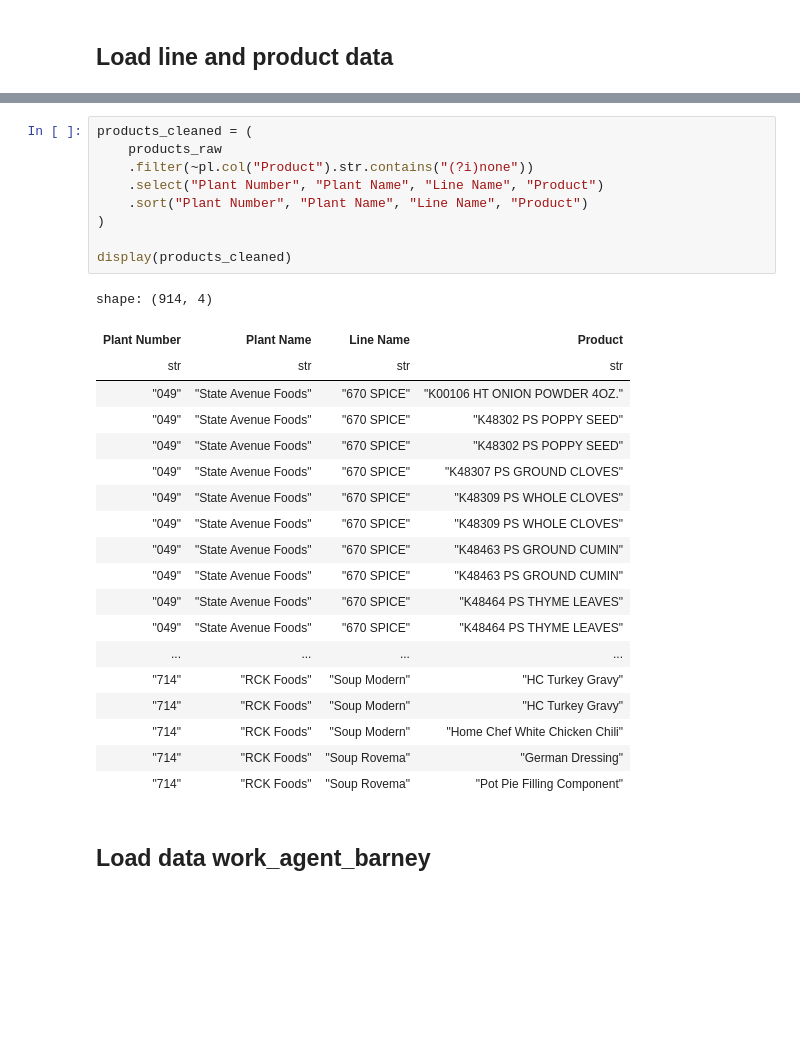
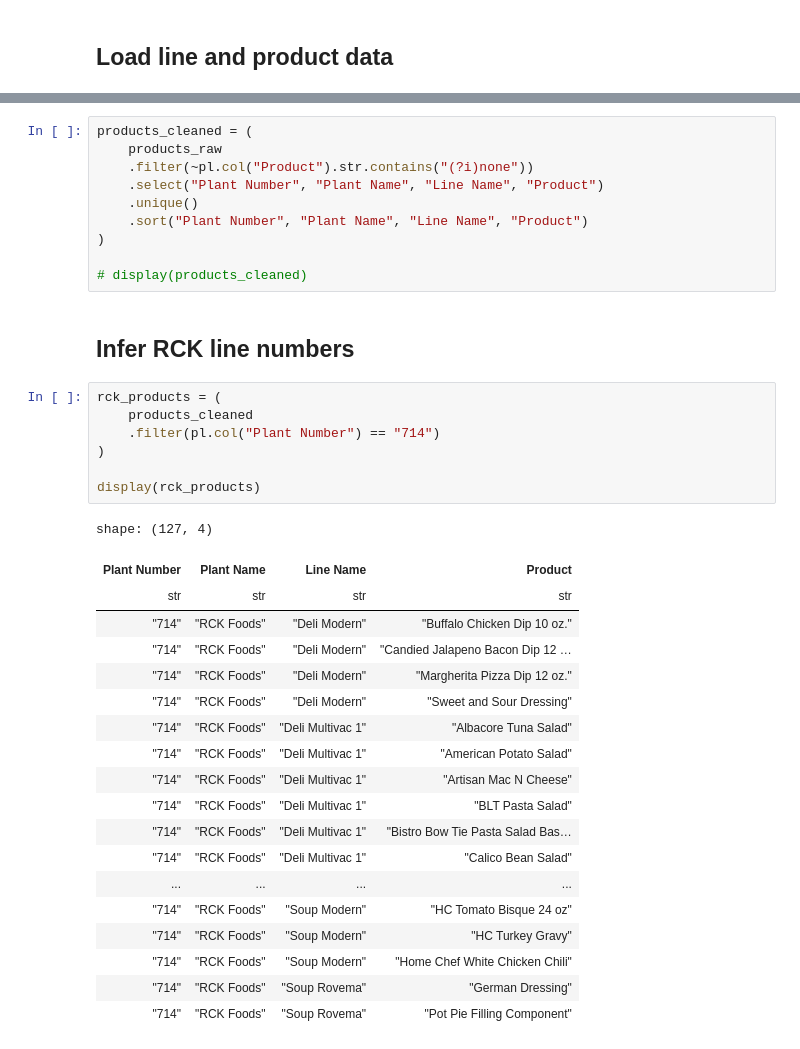
Before and after one commit to 8451LLC/labs-mfg-capabilities, a Jupyter notebook: nbs/prepare_data/join_with_formulations.ipynb, the cells around one changed output, grey strips where cells are left out. Drawn from its saved outputs; the diff is of its cells as text; blank space fills up the shorter version.

```diff
--- a/nbs/prepare_data/join_with_formulations.ipynb
+++ b/nbs/prepare_data/join_with_formulations.ipynb
@@ -55,29 +43,37 @@ products_cleaned = (
     products_raw
     .filter(~pl.col("Product").str.contains("(?i)none"))
     .select("Plant Number", "Plant Name", "Line Name", "Product")
+    .unique()
     .sort("Plant Number", "Plant Name", "Line Name", "Product")
 )
 
-display(products_cleaned)
+# display(products_cleaned)
-# %% [output]
-shape: (914, 4)
-| Plant Number | Plant Name | Line Name | Product |
-| str | str | str | str |
-| "049" | "State Avenue Foods" | "670 SPICE" | "K00106 HT ONION POWDER 4OZ." |
-| "049" | "State Avenue Foods" | "670 SPICE" | "K48302 PS POPPY SEED" |
-| "049" | "State Avenue Foods" | "670 SPICE" | "K48302 PS POPPY SEED" |
-| "049" | "State Avenue Foods" | "670 SPICE" | "K48307 PS GROUND CLOVES" |
-| "049" | "State Avenue Foods" | "670 SPICE" | "K48309 PS WHOLE CLOVES" |
-| "049" | "State Avenue Foods" | "670 SPICE" | "K48309 PS WHOLE CLOVES" |
-| "049" | "State Avenue Foods" | "670 SPICE" | "K48463 PS GROUND CUMIN" |
-| "049" | "State Avenue Foods" | "670 SPICE" | "K48463 PS GROUND CUMIN" |
-| "049" | "State Avenue Foods" | "670 SPICE" | "K48464 PS THYME LEAVES" |
-| "049" | "State Avenue Foods" | "670 SPICE" | "K48464 PS THYME LEAVES" |
-| ... | ... | ... | ... |
-| "714" | "RCK Foods" | "Soup Modern" | "HC Turkey Gravy" |
-| "714" | "RCK Foods" | "Soup Modern" | "HC Turkey Gravy" |
-| "714" | "RCK Foods" | "Soup Modern" | "Home Chef White Chicken Chili" |
-| "714" | "RCK Foods" | "Soup Rovema" | "German Dressing" |
-| "714" | "RCK Foods" | "Soup Rovema" | "Pot Pie Filling Component" |
-# %% [markdown]
-## Load data work_agent_barney
+# %% [markdown]
+## Infer RCK line numbers
+# %%
+rck_products = (
+    products_cleaned
+    .filter(pl.col("Plant Number") == "714")
+)
+
+display(rck_products)
+# %% [output]
+shape: (127, 4)
+| Plant Number | Plant Name | Line Name | Product |
+| str | str | str | str |
+| "714" | "RCK Foods" | "Deli Modern" | "Buffalo Chicken Dip 10 oz." |
+| "714" | "RCK Foods" | "Deli Modern" | "Candied Jalapeno Bacon Dip 12 … |
+| "714" | "RCK Foods" | "Deli Modern" | "Margherita Pizza Dip 12 oz." |
+| "714" | "RCK Foods" | "Deli Modern" | "Sweet and Sour Dressing" |
+| "714" | "RCK Foods" | "Deli Multivac 1" | "Albacore Tuna Salad" |
+| "714" | "RCK Foods" | "Deli Multivac 1" | "American Potato Salad" |
+| "714" | "RCK Foods" | "Deli Multivac 1" | "Artisan Mac N Cheese" |
+| "714" | "RCK Foods" | "Deli Multivac 1" | "BLT Pasta Salad" |
+| "714" | "RCK Foods" | "Deli Multivac 1" | "Bistro Bow Tie Pasta Salad Bas… |
+| "714" | "RCK Foods" | "Deli Multivac 1" | "Calico Bean Salad" |
+| ... | ... | ... | ... |
+| "714" | "RCK Foods" | "Soup Modern" | "HC Tomato Bisque 24 oz" |
+| "714" | "RCK Foods" | "Soup Modern" | "HC Turkey Gravy" |
+| "714" | "RCK Foods" | "Soup Modern" | "Home Chef White Chicken Chili" |
+| "714" | "RCK Foods" | "Soup Rovema" | "German Dressing" |
+| "714" | "RCK Foods" | "Soup Rovema" | "Pot Pie Filling Component" |
```
Also changed, not shown: parts of 8 cells of this notebook, 2 other files.
